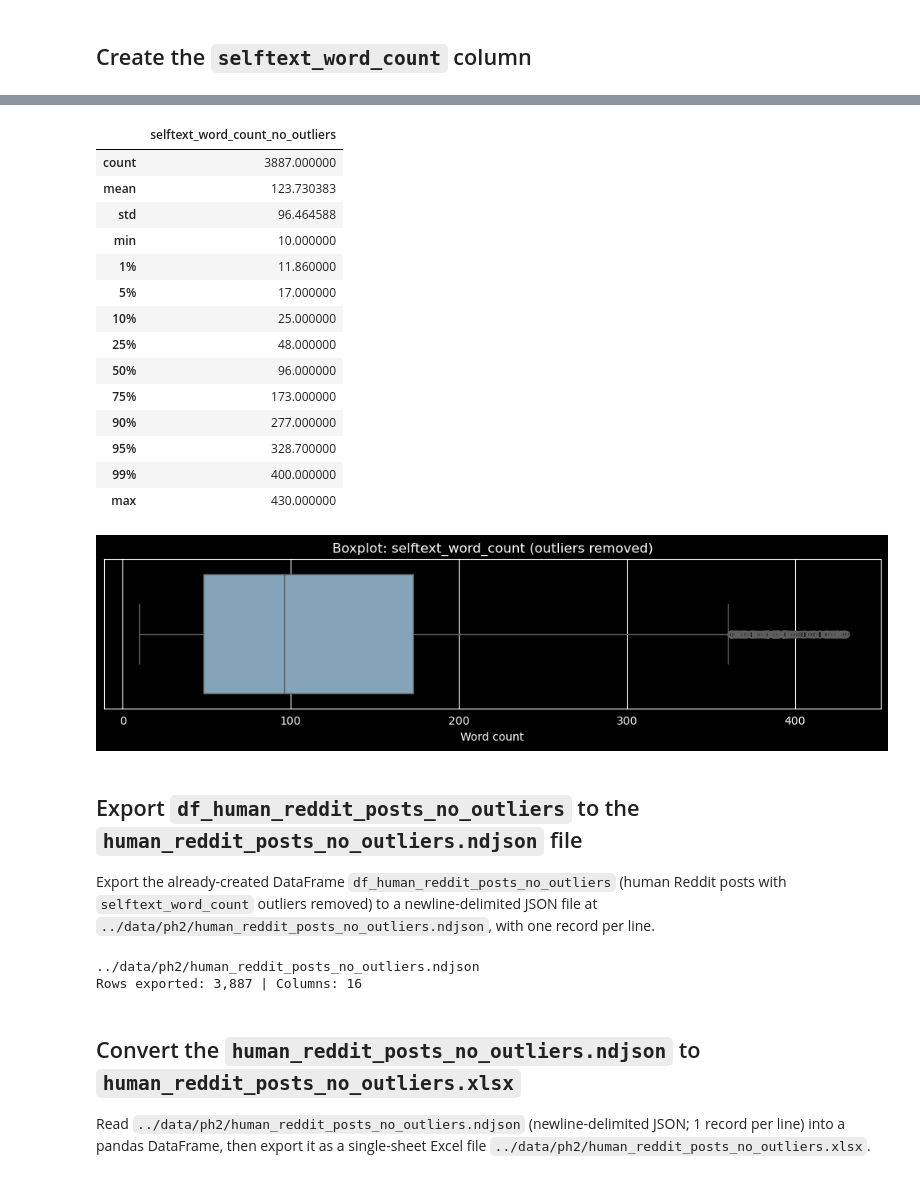
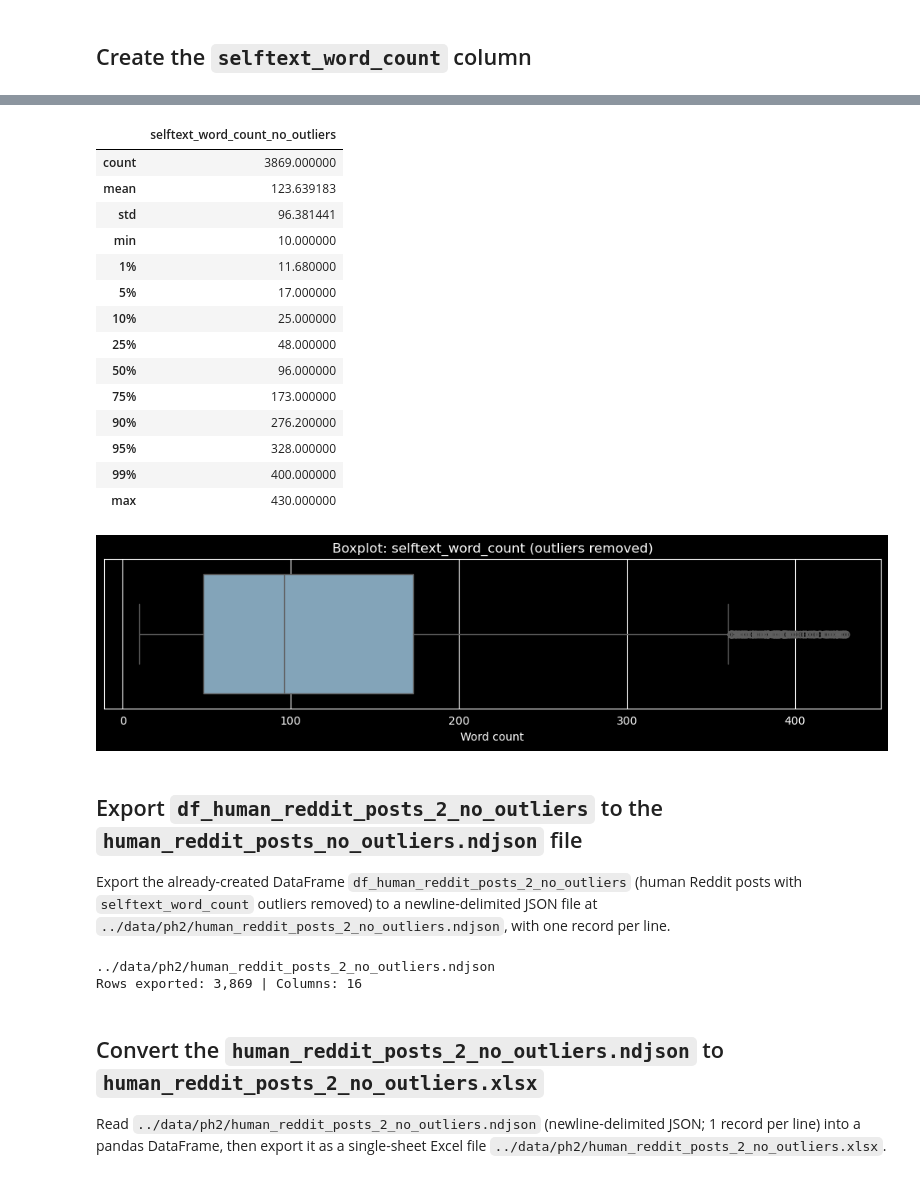
Before and after one commit to laelgelc/cl_st1_andressa, a Jupyter notebook: cl_st1_ph2_andressa/cl_st1_ph2_andressa.ipynb, the cells around one changed output, grey strips where cells are left out. Saved outputs shown, nothing was run; the diff lists cells and outputs as text; code cells hidden in the pictures.

```diff
--- a/cl_st1_ph2_andressa/cl_st1_ph2_andressa.ipynb
+++ b/cl_st1_ph2_andressa/cl_st1_ph2_andressa.ipynb
@@ -682,23 +1070,23 @@ import re
 
 wc_col = "selftext_word_count"
 
-df_human_reddit_posts[wc_col] = (
-    df_human_reddit_posts["selftext"]
+df_human_reddit_posts_2[wc_col] = (
+    df_human_reddit_posts_2["selftext"]
     .astype(str)
     .str.findall(r"\b\w+\b")
     .str.len()
 )
 
-cols = df_human_reddit_posts.columns.tolist()
+cols = df_human_reddit_posts_2.columns.tolist()
 if wc_col in cols:
     cols.remove(wc_col)
 
 selftext_pos = cols.index("selftext")
 cols = cols[: selftext_pos + 1] + [wc_col] + cols[selftext_pos + 1:]
 
-df_human_reddit_posts = df_human_reddit_posts.loc[:, cols]
+df_human_reddit_posts_2 = df_human_reddit_posts_2.loc[:, cols]
 
-df_human_reddit_posts
+df_human_reddit_posts_2
 # %% [output]
 |  | id | subreddit | created_utc | created_utc_datetime | author | title | selftext | ... |
 | 0 | gdwa47 | LONERSNEEDLOVE | 1588679278 | 2020-05-05 11:47:58+00:00 | RedditUser840 | Heyloo | Hey just seeing if anyone (ANYONE... | ... |
@@ -723,7 +1111,7 @@ import matplotlib.pyplot as plt
 import seaborn as sns
 
 wc_col = "selftext_word_count"
-s_wc = pd.to_numeric(df_human_reddit_posts[wc_col], errors="coerce").dropna().astype(int)
+s_wc = pd.to_numeric(df_human_reddit_posts_2[wc_col], errors="coerce").dropna().astype(int)
 
 desc_wc = s_wc.describe(percentiles=[0.01, 0.05, 0.10, 0.25, 0.50, 0.75, 0.90, 0.95, 0.99]).to_frame(name=wc_col)
 display(desc_wc)
@@ -762,10 +1150,10 @@ Q1=52.00 | Q3=204.00 | IQR=152.00
 Lower fence=-176.00 | Upper fence=432.00
 [figure]
 # %%
-mask_outliers = (df_human_reddit_posts[wc_col] < lower_fence) | (df_human_reddit_posts[wc_col] > upper_fence)
+mask_outliers = (df_human_reddit_posts_2[wc_col] < lower_fence) | (df_human_reddit_posts_2[wc_col] > upper_fence)
 
 df_selftext_word_count_outliers = (
-    df_human_reddit_posts.loc[mask_outliers, ["id", "subreddit", "author", "title", "permalink", wc_col, "selftext"]]
+    df_human_reddit_posts_2.loc[mask_outliers, ["id", "subreddit", "author", "title", "permalink", wc_col, "selftext"]]
     .copy()
     .assign(selftext_preview=lambda d: d["selftext"].astype(str).str.replace(r"\s+", " ", regex=True).str.slice(0, 300))
     .drop(columns=["selftext"])
@@ -774,6 +1162,6 @@ df_selftext_word_count_outliers = (
 )
 
 print(
-    f"Outliers (IQR rule): {len(df_selftext_word_count_outliers):,} / {len(df_human_reddit_posts):,} ({len(df_selftext_word_count_outliers) / len(df_human_reddit_posts):.2%})")
+    f"Outliers (IQR rule): {len(df_selftext_word_count_outliers):,} / {len(df_human_reddit_posts_2):,} ({len(df_selftext_word_count_outliers) / len(df_human_reddit_posts_2):.2%})")
 display(df_selftext_word_count_outliers)
 # %% [output]
@@ -796,15 +1184,15 @@ Outliers (IQR rule): 309 / 4,196 (7.36%)
 # %%
 # Keep only non-outlier rows (within IQR fences) and reset index
-before_rows = len(df_human_reddit_posts)
+before_rows = len(df_human_reddit_posts_2)
 
-mask_inliers = (~mask_outliers) & df_human_reddit_posts[wc_col].notna()
-df_human_reddit_posts_no_outliers = df_human_reddit_posts.loc[mask_inliers].copy().reset_index(drop=True)
+mask_inliers = (~mask_outliers) & df_human_reddit_posts_2[wc_col].notna()
+df_human_reddit_posts_2_no_outliers = df_human_reddit_posts_2.loc[mask_inliers].copy().reset_index(drop=True)
 
-after_rows = len(df_human_reddit_posts_no_outliers)
+after_rows = len(df_human_reddit_posts_2_no_outliers)
 
 print(f"Rows before: {before_rows:,}")
 print(f"Outliers removed: {(~mask_inliers).sum():,}")
 print(f"Rows after (no outliers): {after_rows:,} ({after_rows / before_rows:.2%})")
 
-df_human_reddit_posts_no_outliers
+df_human_reddit_posts_2_no_outliers
 # %% [output]
@@ -827,49 +1215,49 @@ Rows after (no outliers): 3,887 (92.64%)
 # %%
 # Quick check: new descriptive stats + boxplot after removing outliers
 import matplotlib.pyplot as plt
 import seaborn as sns
 import pandas as pd
 
-s_wc_no = pd.to_numeric(df_human_reddit_posts_no_outliers[wc_col], errors="coerce").dropna().astype(int)
+s_wc_no = pd.to_numeric(df_human_reddit_posts_2_no_outliers[wc_col], errors="coerce").dropna().astype(int)
 
 display(s_wc_no.describe(percentiles=[0.01, 0.05, 0.10, 0.25, 0.50, 0.75, 0.90, 0.95, 0.99]).to_frame(
     name=f"{wc_col}_no_outliers"))
 
 plt.figure(figsize=(10, 2.8))
 sns.boxplot(x=s_wc_no, color="#7aa6c2")
 plt.title("Boxplot: selftext_word_count (outliers removed)")
 plt.xlabel("Word count")
 plt.tight_layout()
 plt.show()
 # %% [output]
 |  | selftext_word_count_no_outliers |
-| count | 3887.000000 |
-| mean | 123.730383 |
-| std | 96.464588 |
+| count | 3869.000000 |
+| mean | 123.639183 |
+| std | 96.381441 |
 | min | 10.000000 |
-| 1% | 11.860000 |
+| 1% | 11.680000 |
 | 5% | 17.000000 |
 | 10% | 25.000000 |
 | 25% | 48.000000 |
 | 50% | 96.000000 |
 | 75% | 173.000000 |
-| 90% | 277.000000 |
-| 95% | 328.700000 |
+| 90% | 276.200000 |
+| 95% | 328.000000 |
 | 99% | 400.000000 |
 | max | 430.000000 |
 [figure]
 # %% [markdown]
-## Export `df_human_reddit_posts_no_outliers` to the `human_reddit_posts_no_outliers.ndjson` file
-Export the already-created DataFrame `df_human_reddit_posts_no_outliers` (human Reddit posts with `selftext_word_count` outliers removed) to a newline-delimited JSON file at `../data/ph2/human_reddit_posts_no_outliers.ndjson`, with one record per line.
+## Export `df_human_reddit_posts_2_no_outliers` to the `human_reddit_posts_no_outliers.ndjson` file
+Export the already-created DataFrame `df_human_reddit_posts_2_no_outliers` (human Reddit posts with `selftext_word_count` outliers removed) to a newline-delimited JSON file at `../data/ph2/human_reddit_posts_2_no_outliers.ndjson`, with one record per line.
 # %%
 from pathlib import Path
 
 out_dir = Path("../data/ph2")
 out_dir.mkdir(parents=True, exist_ok=True)
 
-ndjson_no_outliers_path = out_dir / "human_reddit_posts_no_outliers.ndjson"
+ndjson_no_outliers_path = out_dir / "human_reddit_posts_2_no_outliers.ndjson"
 
-df_human_reddit_posts_no_outliers.to_json(
+df_human_reddit_posts_2_no_outliers.to_json(
     ndjson_no_outliers_path,
     orient="records",
     lines=True,
@@ -879,13 +1267,13 @@ df_human_reddit_posts_no_outliers.to_json(
 
 print(ndjson_no_outliers_path)
 print(
-    f"Rows exported: {len(df_human_reddit_posts_no_outliers):,} | Columns: {df_human_reddit_posts_no_outliers.shape[1]:,}")
+    f"Rows exported: {len(df_human_reddit_posts_2_no_outliers):,} | Columns: {df_human_reddit_posts_2_no_outliers.shape[1]:,}")
 # %% [output]
-../data/ph2/human_reddit_posts_no_outliers.ndjson
-Rows exported: 3,887 | Columns: 16
+../data/ph2/human_reddit_posts_2_no_outliers.ndjson
+Rows exported: 3,869 | Columns: 16
 # %% [markdown]
-## Convert the `human_reddit_posts_no_outliers.ndjson` to `human_reddit_posts_no_outliers.xlsx`
-Read `../data/ph2/human_reddit_posts_no_outliers.ndjson` (newline-delimited JSON; 1 record per line) into a pandas DataFrame, then export it as a single-sheet Excel file `../data/ph2/human_reddit_posts_no_outliers.xlsx`.
+## Convert the `human_reddit_posts_2_no_outliers.ndjson` to `human_reddit_posts_2_no_outliers.xlsx`
+Read `../data/ph2/human_reddit_posts_2_no_outliers.ndjson` (newline-delimited JSON; 1 record per line) into a pandas DataFrame, then export it as a single-sheet Excel file `../data/ph2/human_reddit_posts_2_no_outliers.xlsx`.
 # %%
 from pathlib import Path
 import pandas as pd
```
Also changed, not shown: parts of 42 cells of this notebook, 6 other files.
